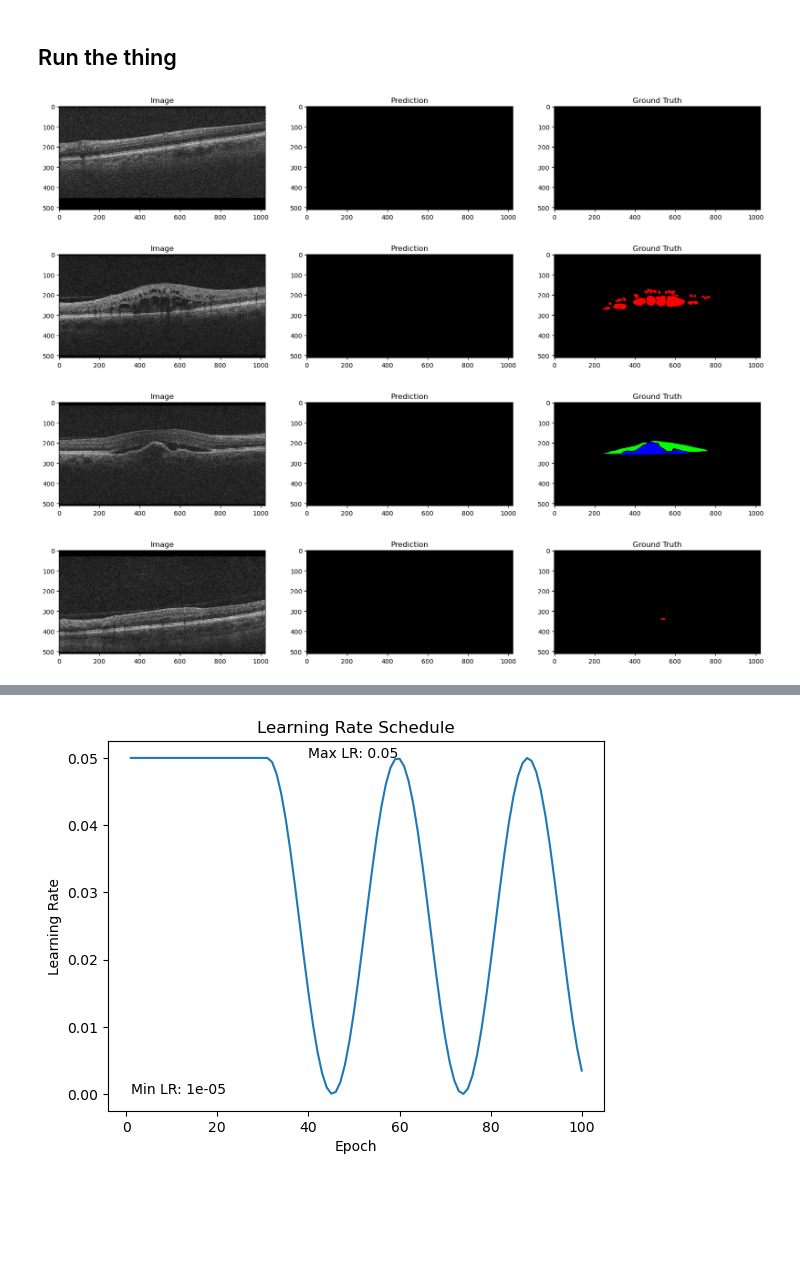
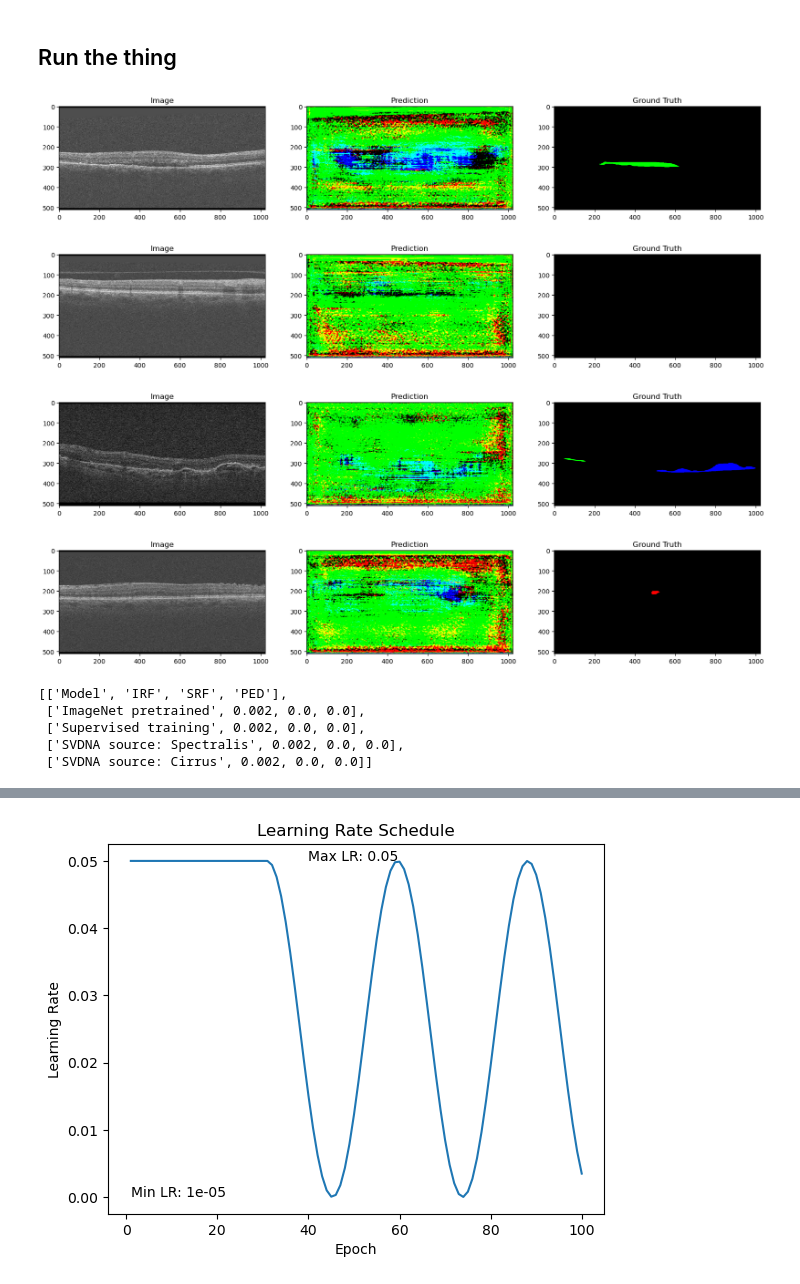
Before and after one commit to moritsih/OPTIMA_SeminarPractical, a Jupyter notebook: practical/main.ipynb, the cells around one changed output, grey strips where cells are left out. Saved outputs shown, nothing was run; the diff lists cells and outputs as text; code cells hidden in the pictures; blank space fills up the shorter version.

Commit message:
commit last changes before training

```diff
--- a/practical/main.ipynb
+++ b/practical/main.ipynb
@@ -225,7 +228,7 @@ optimizer = optim.Adam(model.parameters(), lr=cfg.lr, weight_decay=cfg.weight_de
 
 scheduler = optim.lr_scheduler.ReduceLROnPlateau(optimizer, factor=0.3, patience=5)
 
-train_data, val_data, _ = OCTDatasetPrep(cfg.train_dir).get_datasets(dataset_split=[0.01, 0.003])
+train_data, val_data, _ = OCTDatasetPrep(cfg.train_dir).get_datasets(dataset_split=[0.01, 0.001])
 
 train_dataset = MakeDataset(train_data, cfg.train_transforms)
 val_dataset = MakeDataset(val_data, cfg.val_transforms)
@@ -293,7 +299,7 @@ train_the_thing = False
 
 if train_the_thing:
 
-    model = load_model(model, cfg.model_path / 'model_trial_withbg.pth')
+    #model = load_model(model, cfg.model_path / 'model_imagenet_pretrained.pth')
 
     wandb_config = {
         'batch_size': cfg.batch_size,
@@ -317,26 +323,26 @@ if train_the_thing:
                     save_path= cfg.model_path / 'model_trial_withbg.pth')
 # %%
 # load saved model and make predictions on random images from the validation set
-model = load_model(model, cfg.model_path / 'model_trial.pth')
+model = load_model(model, cfg.model_path / 'model_imagenet_pretrained.pth')
 model.eval()
 
 for i in range(4):
     rand_num = np.random.randint(0, len(val_dataset))
     sample = val_dataset[rand_num]
 
     img = sample['img'].unsqueeze(0).to(cfg.device)
     mask = sample['masks'].unsqueeze(0).to(cfg.device)
 
     pred = model(img)
     pred = torch.sigmoid(pred)
 
     # thresholding
     pred[pred > 0.5] = 1
     pred[pred <= 0.5] = 0
 
     plot_img_label_pred(img, pred, mask)
 # %% [output]
-[figure, old version]
+[figure, new version]
-[figure, old version]
+[figure, new version]
-[figure, old version]
+[figure, new version]
-[figure, old version]
+[figure, new version]
@@ -342,0 +416,8 @@ for i in range(4):
+# %%
+table
+# %% [output]
+[['Model', 'IRF', 'SRF', 'PED'],
+ ['ImageNet pretrained', 0.002, 0.0, 0.0],
+ ['Supervised training', 0.002, 0.0, 0.0],
+ ['SVDNA source: Spectralis', 0.002, 0.0, 0.0],
+ ['SVDNA source: Cirrus', 0.002, 0.0, 0.0]]
```
Also changed, not shown: parts of 7 cells of this notebook, 2 other files.
